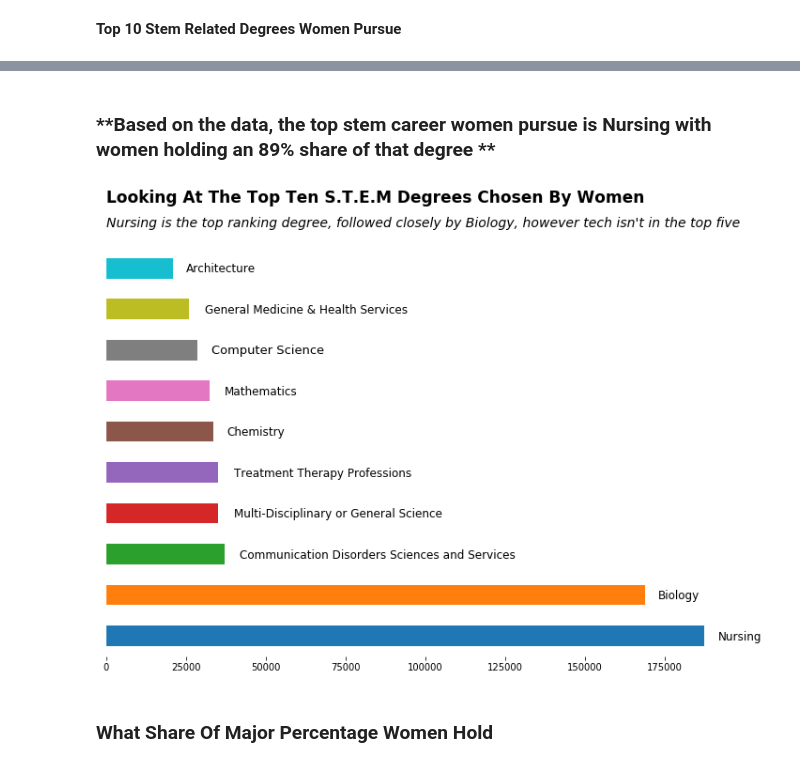
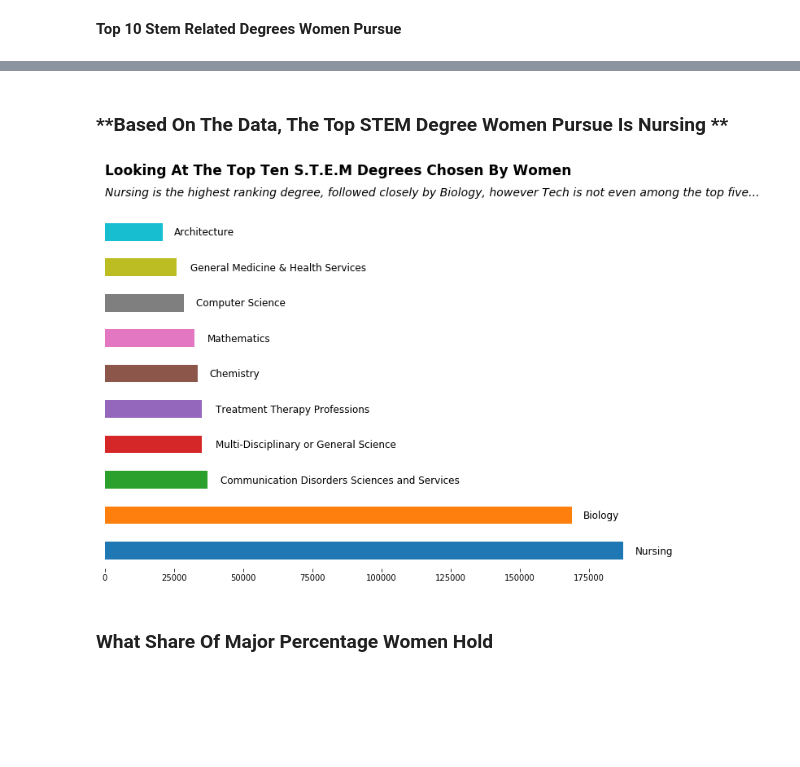
Before and after one commit to LambdaSchool/DS-Unit-1-Sprint-5-Data-Storytelling-Blog-Post, a Jupyter notebook: College_Majors_Theory.ipynb, the cells around one changed output, grey strips where cells are left out. Saved outputs shown, nothing was run; the diff lists cells and outputs as text; code cells hidden in the pictures; blank space fills up the shorter version.

```diff
--- a/College_Majors_Theory.ipynb
+++ b/College_Majors_Theory.ipynb
@@ -451,35 +430,35 @@ fem_stem
-# %% [markdown]
-### **Based on the data, the top stem career women pursue is Nursing with women holding an 89% share of that degree **
+# %% [markdown]
+### **Based On The Data, The Top STEM Degree Women Pursue Is Nursing **
 # %%
 # Using the five thirty eight style
 plt.style.context('fivethirtyeight')
 # Plotting Top 10 Womens Stem Majors
 ax = fem_stem.plot.barh(x='Major', y='Women', figsize=(12,8))
 # Title and Subtitle
-ax.text(s="Nursing is the top ranking degree, followed closely by Biology, however tech isn't in the top five ", y=10, x=-5, fontsize=14, fontstyle='italic')
+ax.text(s="Nursing is the highest ranking degree, followed closely by Biology, however Tech is not even among the top five... ", y=10, x=-5, fontsize=14, fontstyle='italic')
 ax.text(s="Looking At The Top Ten S.T.E.M Degrees Chosen By Women ", y=10.6, x=-5, fontsize=17, fontweight='semibold')
 # The little details
 #ax.yaxis.set_visible(False)
 ax.spines['top'].set_visible(False)
 ax.spines['right'].set_visible(False)
 ax.spines['bottom'].set_visible(False)
 ax.spines['left'].set_visible(False)
 ax.set_ylabel('')
 ax.get_legend().remove()
 ax.yaxis.set_visible(False)
 # Plotting Labels
 ax.text(x=25000,y=8.9, s="Architecture", fontsize=12, fontweight='light', color=('#000000'));
 ax.text(x=31000,y=7.9, s="General Medicine & Health Services", fontsize=12, fontweight='light', color=('#000000'));
-ax.text(x=33000,y=6.9, s="Computer Science", fontsize=13, fontweight='light', color=('#000000'));
+ax.text(x=33000,y=6.9, s="Computer Science", fontsize=12, fontweight='light', color=('#000000'));
 ax.text(x=37000,y=5.9, s="Mathematics", fontsize=12, fontweight='light', color=('#000000'));
 ax.text(x=38000,y=4.9, s="Chemistry", fontsize=12, fontweight='light', color=('#000000'));
 ax.text(x=40000,y=3.9, s="Treatment Therapy Professions", fontsize=12, fontweight='light', color=('#000000'));
 ax.text(x=40000,y=2.9, s="Multi-Disciplinary or General Science", fontsize=12, fontweight='light', color=('#000000'));
 ax.text(x=42000,y=1.9, s="Communication Disorders Sciences and Services", fontsize=12, fontweight='light', color=('#000000'));
 ax.text(x=173000,y=.9, s="Biology", fontsize=12, fontweight='light', color=('#000000'));
 ax.text(x=192000,y=-0.10, s="Nursing", fontsize=12, fontweight='light', color=('#000000'));
 # %% [output]
-[figure, old version]
+[figure, new version]
 # %% [markdown]
 ### **What Share Of Major Percentage Women Hold**
 # %%
```
Also changed, not shown: parts of 17 cells of this notebook.
